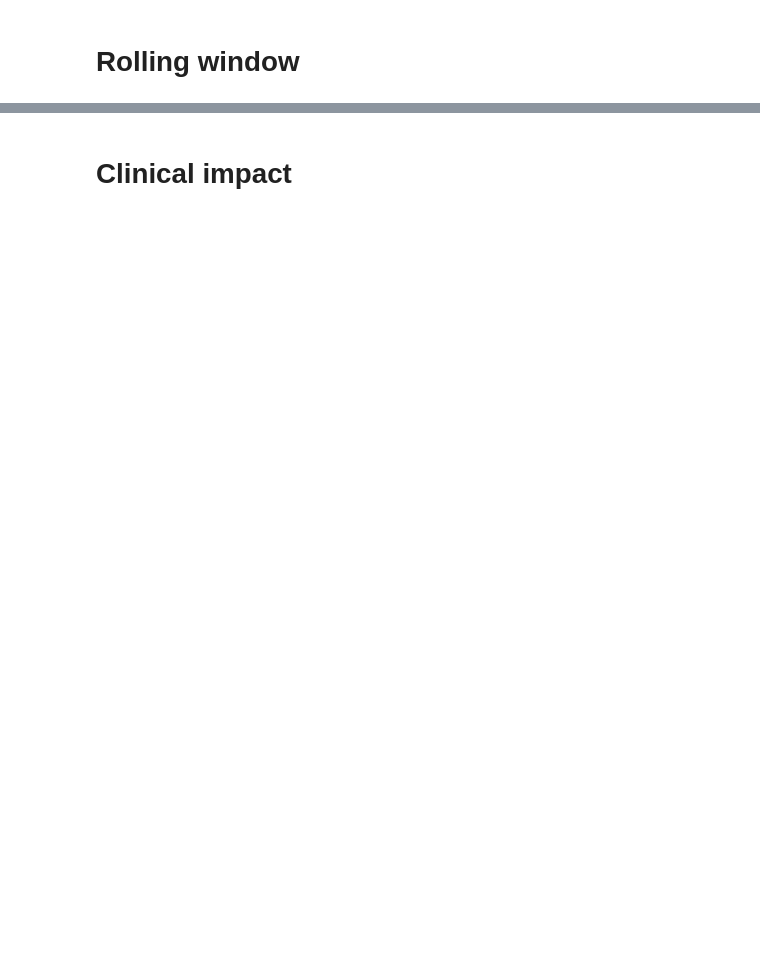
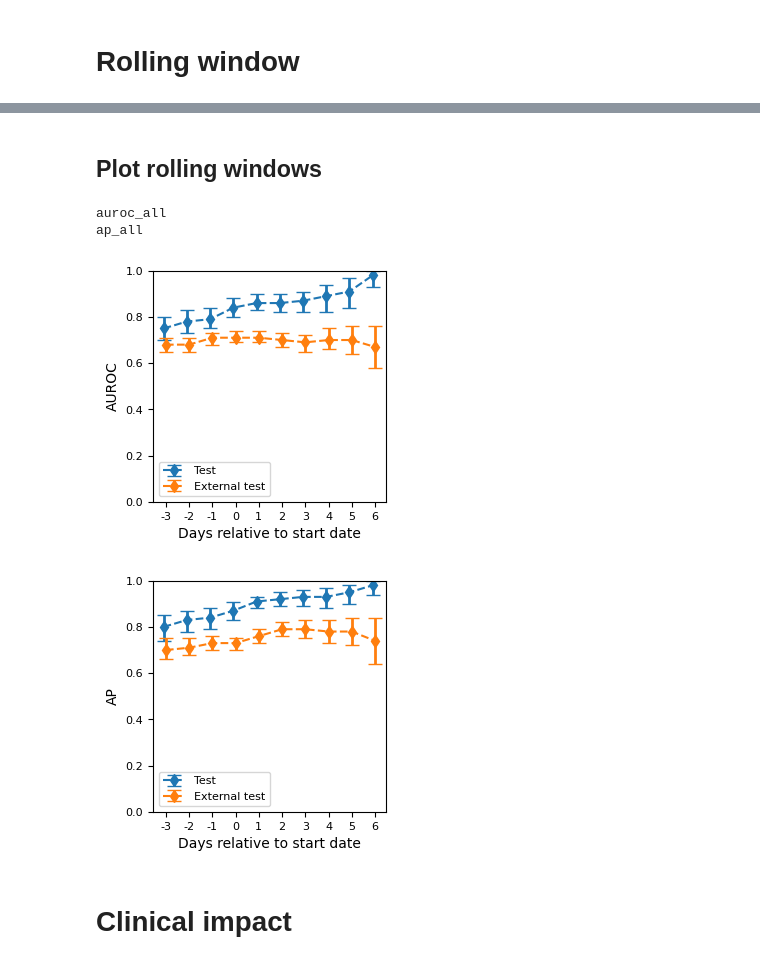
Before and after one commit to uclamii/CRRT, a Jupyter notebook: notebooks/results_analysis.ipynb, the cells around one changed output, grey strips where cells are left out. Saved outputs shown, nothing was run; the diff lists cells and outputs as text; code cells hidden in the pictures; blank space fills up the shorter version.

Commit message:
support for post-hoc eval, fix some explanations, some adjustment to saving location based on run_name (can revert later)

```diff
--- a/notebooks/results_analysis.ipynb
+++ b/notebooks/results_analysis.ipynb
@@ -1023,0 +1314,36 @@ test_auroc_heart_Test 0-7 days
+# %%
+
+metric_names = ['auroc','ap']
+runs = [
+        ucla_train,
+        ucla_train,
+        # ucla_train,
+        # cedars_train,
+        # cedars_train,
+        # cedars_train,
+        # uclapluscedars_train,
+        # uclapluscedars_train,
+        # all_train
+        ]
+filters = [
+        '',
+        'cedars_crrt',
+        # 'ucla_control',
+        # '',
+        # 'ucla_crrt',
+        # 'ucla_control',
+        # '',
+        # 'ucla_control',
+        # ''
+        ]
+slides = [-3,-2,-1,0,1,2,3,4,5,6]
+subgroups =  [""]
+subgroup_labels = ["all"]
+# subgroups = ["", "_heart"]
+plt_labels = ["Test", "External test"]
+
+rolling_tables(metric_names,
+                runs, filters,
+                slides,
+                subgroups,
+                bootstrap_point=True)
@@ -1024,2 +1409,14 @@ test_auroc_heart_Test 0-7 days
+# %% [markdown]
+## Plot rolling windows
+# %%
+plot_rolling(metric_names,
+                runs, filters, plt_labels,
+                slides,
+                subgroups,subgroup_labels = ["all"])
+# %% [output]
+auroc_all
+ap_all
+[figure, added]
+[figure, added]
 # %% [markdown]
 # Clinical impact
```
Also changed, not shown: parts of 88 cells of this notebook, 12 other files.
